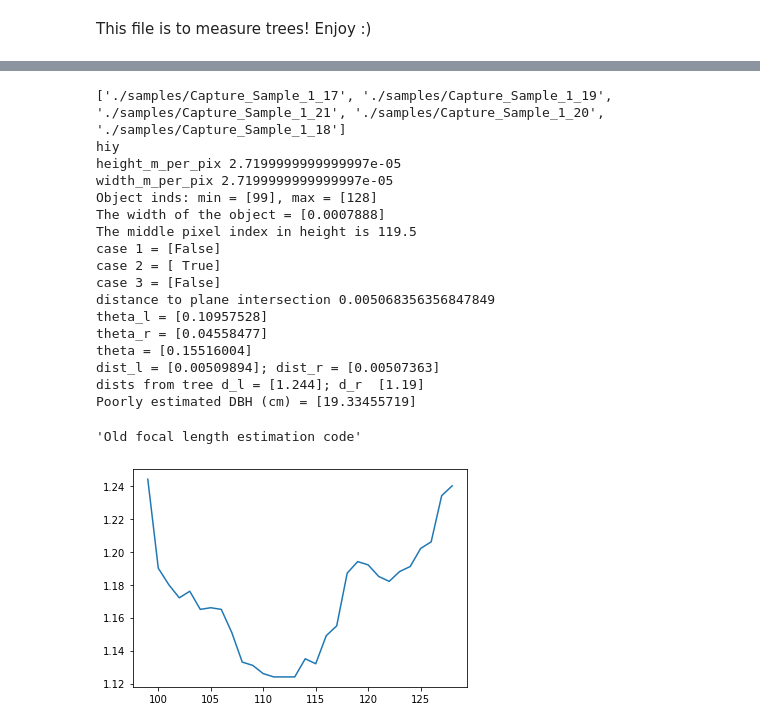
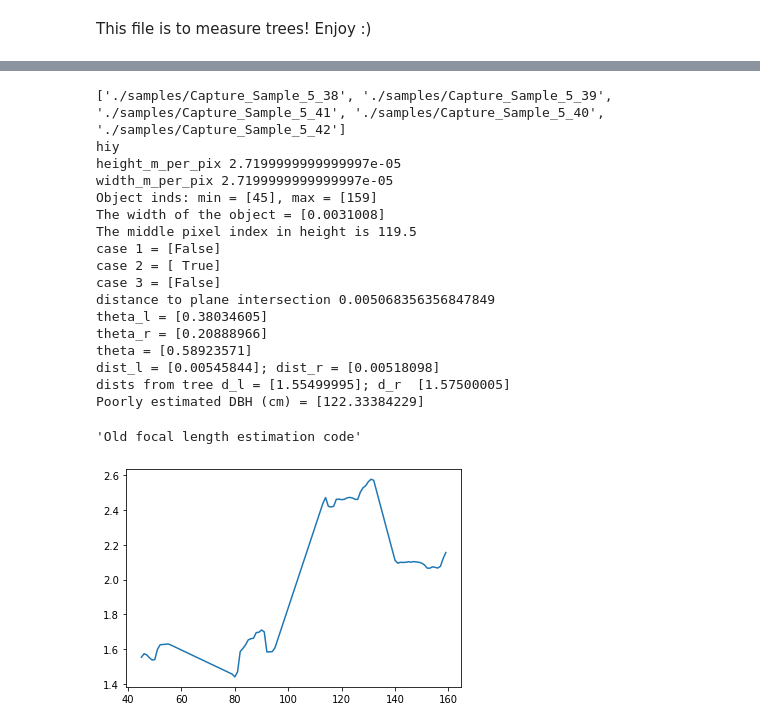
Before and after one commit to ameliaholcomb/trees, a Jupyter notebook: TreeProcessing/TreeProcessor.ipynb, the cells around one changed output, grey strips where cells are left out. Saved outputs shown, nothing was run; the diff lists cells and outputs as text; code cells hidden in the pictures.

```diff
--- a/TreeProcessing/TreeProcessor.ipynb
+++ b/TreeProcessing/TreeProcessor.ipynb
@@ -52,14 +53,14 @@ def extract_data(sample, capture, raw_data=False):
     else:
         depth_range = data[capture][:,2]
 
-    return data[capture][:,0], data[capture][:,1], depth_range
+    return data[capture][:,0], data[capture][:,1], depth_range.astype(np.float64)
 
 
 # Indicate whether raw data is being used
 raw_data = True
 
 # Sample
-sample = 4
+sample = 5
 
 # Data file
 capture = 0
@@ -108,7 +109,7 @@ MAX_DIST = 4
 raw_data = True
 
 # Sample
-sample = 1
+sample = 5
 
 # Data file
 capture = 0
@@ -187,40 +188,40 @@ print('dists from tree d_l = {0}; d_r  {1}'.format(dists[0], dists[1]))
 
 # Use the law of cosines to estimate the DBH
 dbh = np.sqrt(tot_dist_l**2 + tot_dist_r**2 - 2*tot_dist_l*tot_dist_r*np.cos(theta))
 print('Poorly estimated DBH (cm) = {}'.format(100*dbh))
 
 
 """Old focal length estimation code"""
 # Object width for the estimation
 # OBJ_WIDTH = 53.98
 # OBJ_DIST  = 85.60
 
 # Calculate the camera center in image-plane centered coordinates
 # m_plus = (2*OBJ_DIST)/(OBJ_WIDTH - camera_obj_width)
 # m_mins = -m_plus
 
 # x_c = 0
 
 # y_c = m_plus*(x_c-(camera_obj_width/2))
 
 # print('focal length = {0}mm'.format(y_c))
 # %% [output]
-['./samples/Capture_Sample_1_17', './samples/Capture_Sample_1_19', './samples/Capture_Sample_1_21', './samples/Capture_Sample_1_20', './samples/Capture_Sample_1_18']
+['./samples/Capture_Sample_5_38', './samples/Capture_Sample_5_39', './samples/Capture_Sample_5_41', './samples/Capture_Sample_5_40', './samples/Capture_Sample_5_42']
 hiy
 height_m_per_pix 2.7199999999999997e-05
 width_m_per_pix 2.7199999999999997e-05
-Object inds: min = [99], max = [128]
-The width of the object = [0.0007888]
+Object inds: min = [45], max = [159]
+The width of the object = [0.0031008]
 The middle pixel index in height is 119.5
 case 1 = [False]
 case 2 = [ True]
 case 3 = [False]
 distance to plane intersection 0.005068356356847849
-theta_l = [0.10957528]
-theta_r = [0.04558477]
-theta = [0.15516004]
-dist_l = [0.00509894]; dist_r = [0.00507363]
-dists from tree d_l = [1.244]; d_r  [1.19]
-Poorly estimated DBH (cm) = [19.33455719]
+theta_l = [0.38034605]
+theta_r = [0.20888966]
+theta = [0.58923571]
+dist_l = [0.00545844]; dist_r = [0.00518098]
+dists from tree d_l = [1.55499995]; d_r  [1.57500005]
+Poorly estimated DBH (cm) = [122.33384229]
 'Old focal length estimation code'
-[figure, old version]
+[figure, new version]
```
Also changed, not shown: parts of 11 cells of this notebook, 3 other files.
